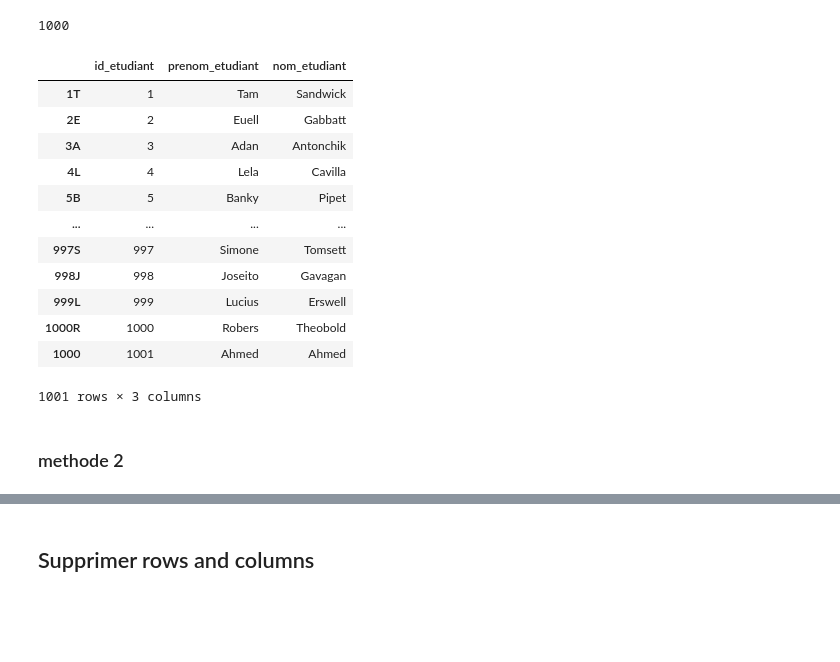
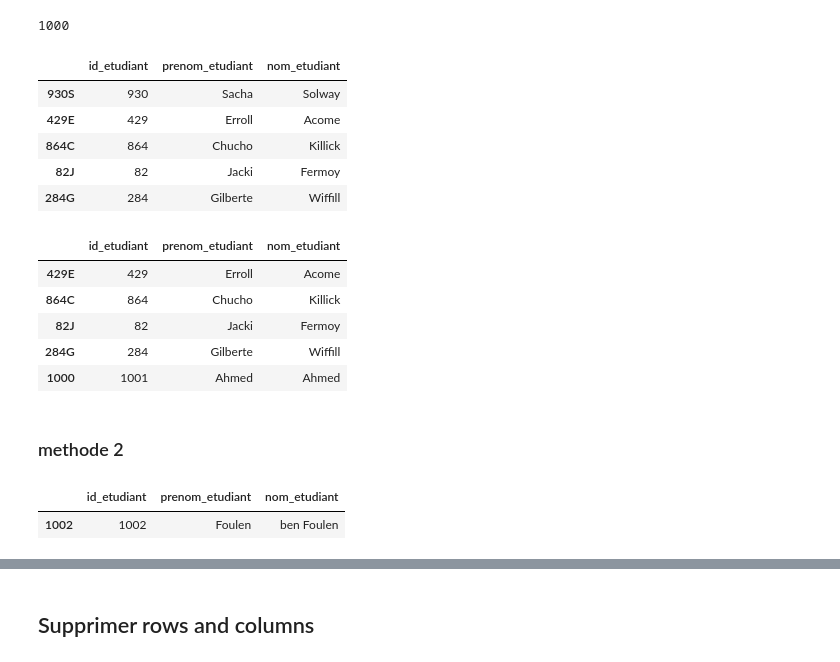
Before and after one commit to MeherKh/machine_learning_manip, a Jupyter notebook: student_use_case.ipynb, the cells around one changed output, grey strips where cells are left out. Saved outputs shown, nothing was run; the diff lists cells and outputs as text; code cells hidden in the pictures; blank space fills up the shorter version.

```diff
--- a/student_use_case.ipynb
+++ b/student_use_case.ipynb
@@ -279,9 +371,11 @@ data['frais_scolarite'] = data['frais_scolarite'].str.replace('€', '').str.rep
 #### methode 2
 # %%
 def clean_currency_and_convert(value):
+    # verify if value is null
     if pd.isnull(value):
       return 0.0
+    # delete euro and replace "," by "."
     return float(value.replace('€', '').replace(',', '.'))
 
 # Apply the function to the 'money' column
-#data['frais_scolarite'] = data['frais_scolarite'].apply(clean_currency_and_convert)
+data['frais_scolarite'] = data['frais_scolarite'].apply(clean_currency_and_convert)
@@ -290,4 +392,4 @@ def clean_currency_and_convert(value):
 # %% [markdown]
 #### methode 1
 # %%
-data["cours_rate"].astype(int)
+data["cours_rate"] = data["cours_rate"].astype(int)
@@ -317,7 +413,9 @@ data.head(2)
 # %% [markdown]
 ### changer l'index
 # %%
-data.index = data.apply(lambda etudiant : str(etudiant['id_etudiant']) + etudiant['prenom_etudiant'][0], axis=1)
+data.index = data.apply(lambda etudiant :
+                         str(etudiant['id_etudiant']) +
+                           etudiant['prenom_etudiant'][0], axis=1)
 # %%
 data
 # %% [output]
@@ -366,5 +478,9 @@ data['cours_rate'].min()
 # %%
-data.sort_values(by=['frais_scolarite','cours_rate'], ascending=False)
+data = data.sort_values(
+    by=['frais_scolarite','cours_rate'],
+    ascending=False
+)
+data
 # %% [output]
 |  | id_etudiant | prenom_etudiant | nom_etudiant | email | sex | date_naissance | mention | specialite | ... |
 | 842C | 842 | Colleen | Kernley | ckernleynd@bbc.co.uk | F | 1/6/1993 | faible | Business | ... |
@@ -514,24 +732,26 @@ sample
 len(sample)
 # %% [output]
 1000
+# %%
+sample.tail()
+# %% [output]
+|  | id_etudiant | prenom_etudiant | nom_etudiant |
+| 930S | 930 | Sacha | Solway |
+| 429E | 429 | Erroll | Acome |
+| 864C | 864 | Chucho | Killick |
+| 82J | 82 | Jacki | Fermoy |
+| 284G | 284 | Gilberte | Wiffill |
 # %%
 sample.loc[len(sample)] = [1001, "Ahmed", "Ahmed"]
 # %%
-sample
+sample.tail()
 # %% [output]
 |  | id_etudiant | prenom_etudiant | nom_etudiant |
-| 1T | 1 | Tam | Sandwick |
-| 2E | 2 | Euell | Gabbatt |
-| 3A | 3 | Adan | Antonchik |
-| 4L | 4 | Lela | Cavilla |
-| 5B | 5 | Banky | Pipet |
-| ... | ... | ... | ... |
-| 997S | 997 | Simone | Tomsett |
-| 998J | 998 | Joseito | Gavagan |
-| 999L | 999 | Lucius | Erswell |
-| 1000R | 1000 | Robers | Theobold |
+| 429E | 429 | Erroll | Acome |
+| 864C | 864 | Chucho | Killick |
+| 82J | 82 | Jacki | Fermoy |
+| 284G | 284 | Gilberte | Wiffill |
 | 1000 | 1001 | Ahmed | Ahmed |
-1001 rows × 3 columns
 # %% [markdown]
 ### methode 2
 # %%
@@ -543,5 +765,10 @@ new_row = pd.DataFrame({
 
 sample = pd.concat([sample, new_row], ignore_index=False)
+# %%
+new_row
+# %% [output]
+|  | id_etudiant | prenom_etudiant | nom_etudiant |
+| 1002 | 1002 | Foulen | ben Foulen |
 # %%
 sample
 # %% [output]
```
Also changed, not shown: parts of 89 cells of this notebook.
